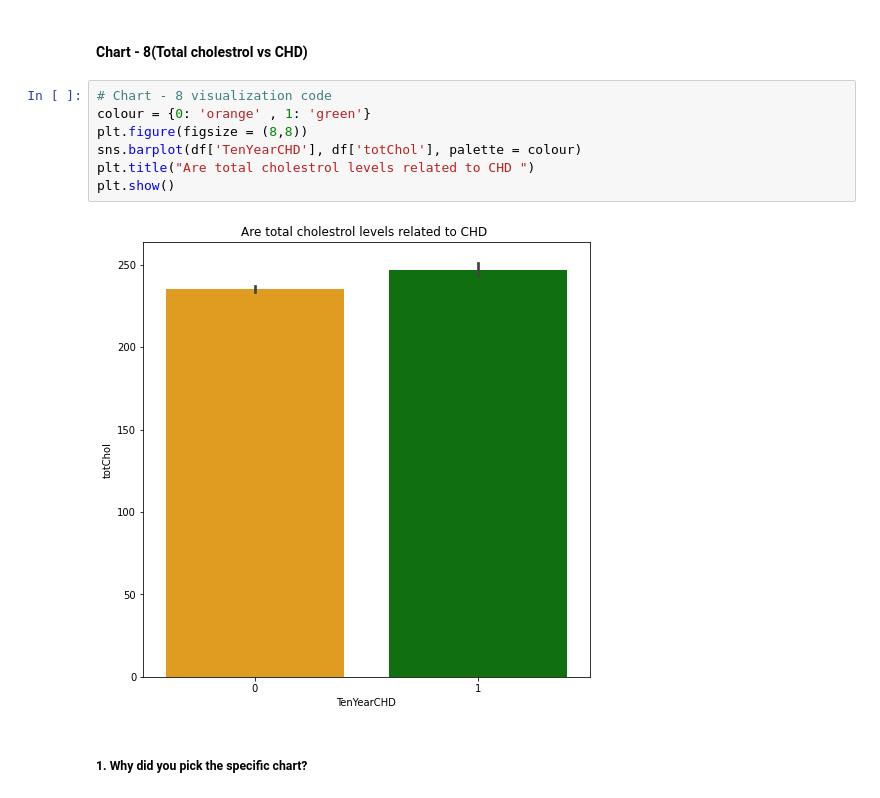
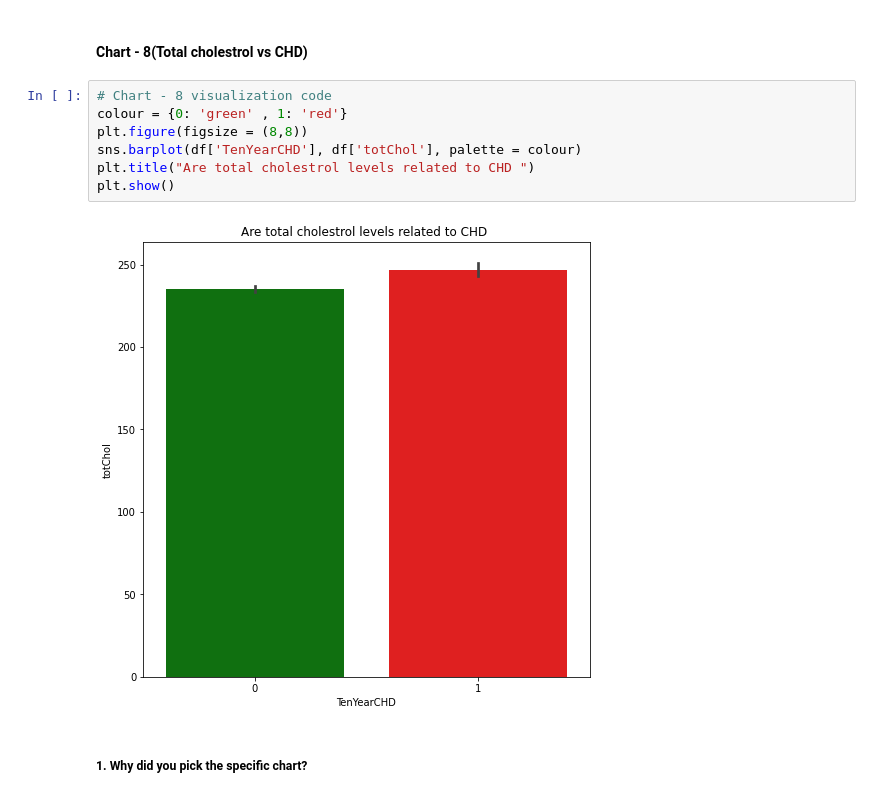
Before and after one commit to Ajay07pandey/Cardiovascular-Risk-Prediction, a Jupyter notebook: Ajay_Cardiovascular_Risk_Prediction.ipynb, the cells around one changed output. Cells and saved outputs as stored; diff of their text form.

```diff
--- a/Ajay_Cardiovascular_Risk_Prediction.ipynb
+++ b/Ajay_Cardiovascular_Risk_Prediction.ipynb
@@ -650,13 +699,13 @@ Answer Here
 #### Chart - 8(Total cholestrol vs CHD)
 # %%
 # Chart - 8 visualization code
-colour = {0: 'orange' , 1: 'green'}
+colour = {0: 'green' , 1: 'red'}
 plt.figure(figsize = (8,8))
 sns.barplot(df['TenYearCHD'], df['totChol'], palette = colour)
 plt.title("Are total cholestrol levels related to CHD ")
 plt.show()
 # %% [output]
-[figure, old version]
+[figure, new version]
 # %% [markdown]
 ##### 1. Why did you pick the specific chart?
 # %% [markdown]
```
Also changed, not shown: parts of 14 cells of this notebook.
